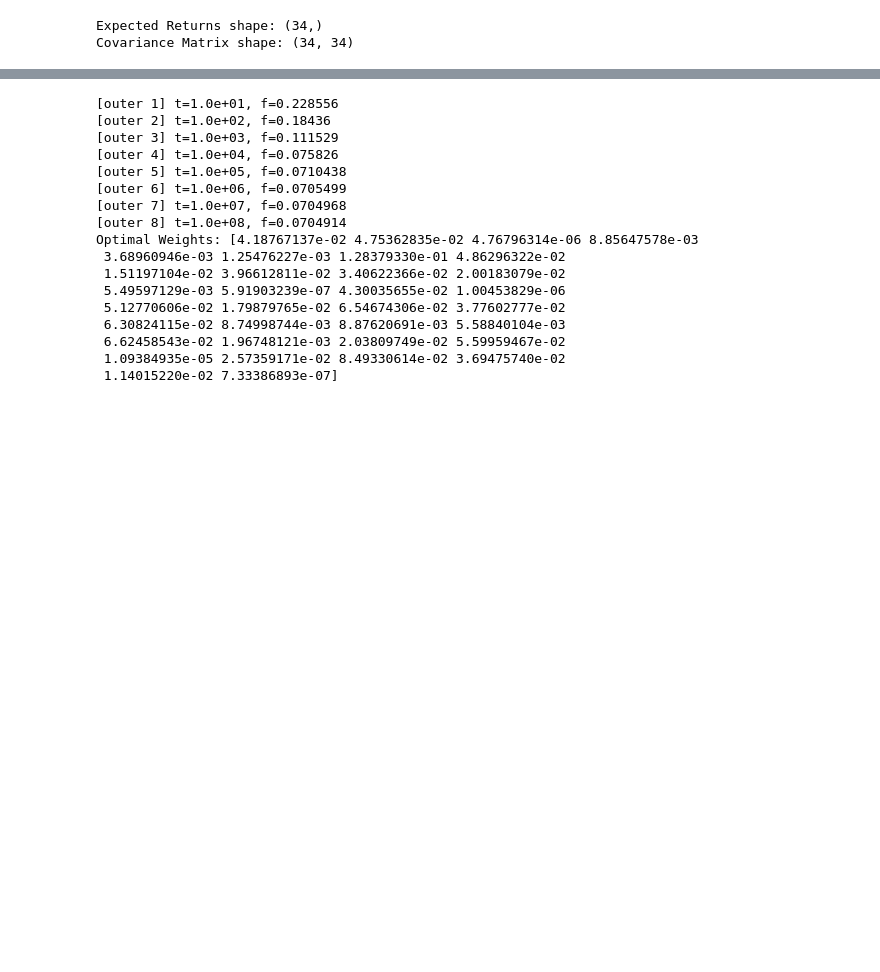
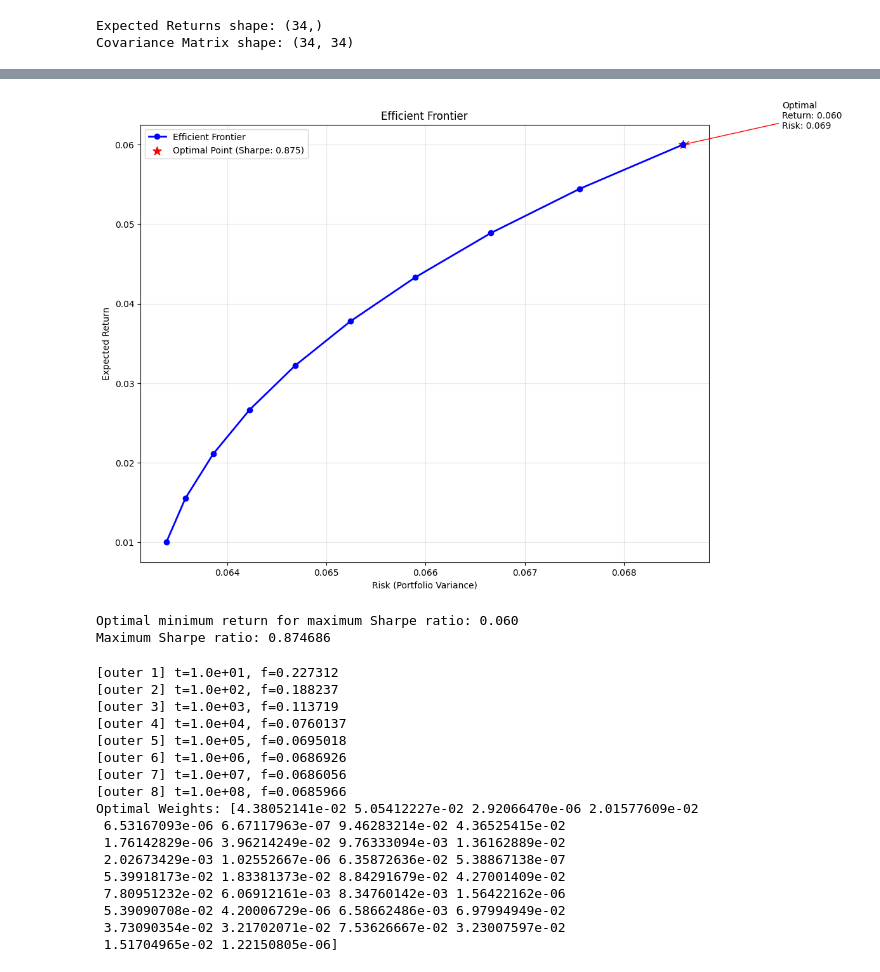
Before and after one commit to LK-NV/numeric-opt-project, a Jupyter notebook: research.ipynb, the cells around one changed output, grey strips where cells are left out. Saved outputs shown, nothing was run; the diff lists cells and outputs as text; code cells hidden in the pictures; blank space fills up the shorter version.

```diff
--- a/research.ipynb
+++ b/research.ipynb
@@ -391,24 +422,65 @@ def optimize_porfolio():
+# %%
+# Create a DataFrame for easier analysis
+efficient_frontier = pd.DataFrame({
+    'Return': returns,
+    'Risk': risk
+})
+
+# Calculate Sharpe ratio (return/risk) for each point
+efficient_frontier['Sharpe_Ratio'] = efficient_frontier['Return'] / efficient_frontier['Risk']
+
+# Find the point with maximum Sharpe ratio
+max_sharpe_idx = efficient_frontier['Sharpe_Ratio'].idxmax()
+optimal_return = efficient_frontier.loc[max_sharpe_idx, 'Return']
+optimal_risk = efficient_frontier.loc[max_sharpe_idx, 'Risk']
+
+# Plot the efficient frontier
+plt.figure(figsize=(12, 8))
+plt.plot(efficient_frontier['Risk'], efficient_frontier['Return'], 'b-o', linewidth=2, markersize=6, label='Efficient Frontier')
+plt.scatter(optimal_risk, optimal_return, color='red', s=100, marker='*', label=f'Optimal Point (Sharpe: {efficient_frontier.loc[max_sharpe_idx, "Sharpe_Ratio"]:.3f})')
+
+plt.xlabel('Risk (Portfolio Variance)')
+plt.ylabel('Expected Return')
+plt.title('Efficient Frontier')
+plt.grid(True, alpha=0.3)
+plt.legend()
+
+# Annotate the optimal point
+plt.annotate(f'Optimal\nReturn: {optimal_return:.3f}\nRisk: {optimal_risk:.3f}',
+             xy=(optimal_risk, optimal_return),
+             xytext=(optimal_risk + 0.001, optimal_return + 0.002),
+             arrowprops=dict(arrowstyle='->', color='red'))
+
+plt.tight_layout()
+plt.show()
+
+print(f"Optimal minimum return for maximum Sharpe ratio: {np.linspace(0.01, 0.06, 10)[max_sharpe_idx]:.3f}")
+print(f"Maximum Sharpe ratio: {efficient_frontier.loc[max_sharpe_idx, 'Sharpe_Ratio']:.6f}")
+# %% [output]
+[figure, added]
+Optimal minimum return for maximum Sharpe ratio: 0.060
+Maximum Sharpe ratio: 0.874686
 # %%
-optimal_weights = optimize_porfolio()
+optimal_weights = optimize_porfolio(min_return=0.06)
 print("Optimal Weights:", optimal_weights)
 # %% [output]
-[outer 1] t=1.0e+01, f=0.228556
-[outer 2] t=1.0e+02, f=0.18436
-[outer 3] t=1.0e+03, f=0.111529
-[outer 4] t=1.0e+04, f=0.075826
-[outer 5] t=1.0e+05, f=0.0710438
-[outer 6] t=1.0e+06, f=0.0705499
-[outer 7] t=1.0e+07, f=0.0704968
-[outer 8] t=1.0e+08, f=0.0704914
-Optimal Weights: [4.18767137e-02 4.75362835e-02 4.76796314e-06 8.85647578e-03
- 3.68960946e-03 1.25476227e-03 1.28379330e-01 4.86296322e-02
- 1.51197104e-02 3.96612811e-02 3.40622366e-02 2.00183079e-02
- 5.49597129e-03 5.91903239e-07 4.30035655e-02 1.00453829e-06
- 5.12770606e-02 1.79879765e-02 6.54674306e-02 3.77602777e-02
- 6.30824115e-02 8.74998744e-03 8.87620691e-03 5.58840104e-03
- 6.62458543e-02 1.96748121e-03 2.03809749e-02 5.59959467e-02
- 1.09384935e-05 2.57359171e-02 8.49330614e-02 3.69475740e-02
- 1.14015220e-02 7.33386893e-07]
+[outer 1] t=1.0e+01, f=0.227312
+[outer 2] t=1.0e+02, f=0.188237
+[outer 3] t=1.0e+03, f=0.113719
+[outer 4] t=1.0e+04, f=0.0760137
+[outer 5] t=1.0e+05, f=0.0695018
+[outer 6] t=1.0e+06, f=0.0686926
+[outer 7] t=1.0e+07, f=0.0686056
+[outer 8] t=1.0e+08, f=0.0685966
+Optimal Weights: [4.38052141e-02 5.05412227e-02 2.92066470e-06 2.01577609e-02
+ 6.53167093e-06 6.67117963e-07 9.46283214e-02 4.36525415e-02
+ 1.76142829e-06 3.96214249e-02 9.76333094e-03 1.36162889e-02
+ 2.02673429e-03 1.02552667e-06 6.35872636e-02 5.38867138e-07
+ 5.39918173e-02 1.83381373e-02 8.84291679e-02 4.27001409e-02
+ 7.80951232e-02 6.06912161e-03 8.34760142e-03 1.56422162e-06
+ 5.39090708e-02 4.20006729e-06 6.58662486e-03 6.97994949e-02
+ 3.73090354e-02 3.21702071e-02 7.53626667e-02 3.23007597e-02
+ 1.51704965e-02 1.22150805e-06]
 # %%
 def plot_cumulative_returns(pnls: pd.DataFrame, optimal_weights: np.ndarray, split: str):
     """
```
Also changed, not shown: parts of 9 cells of this notebook, 34 other files.
